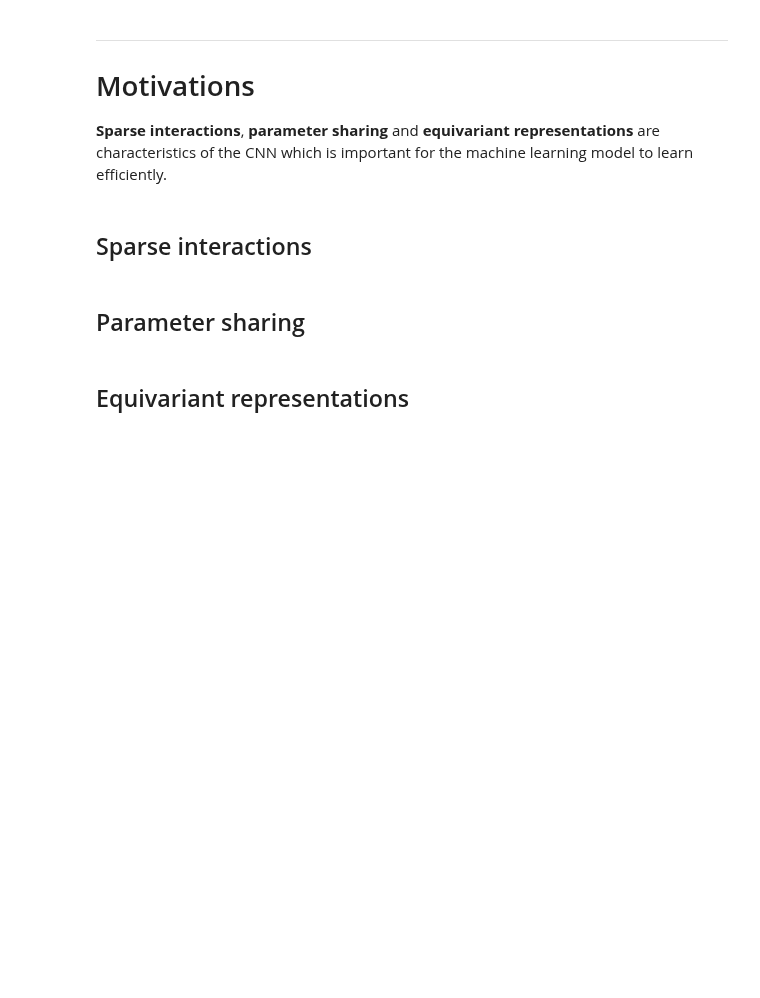
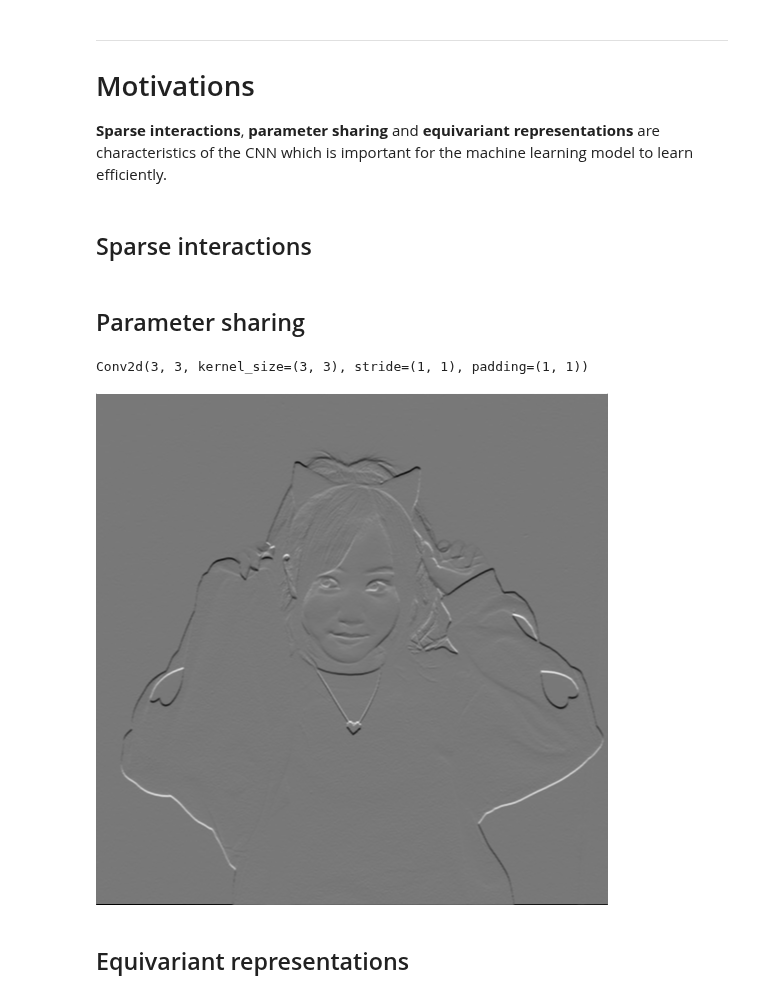
Before and after one commit to shinshoji01/gonken-lesson, a Jupyter notebook: 2020/10_Convolutional_Neural_Networks.ipynb, the cells around one changed output. Cells and saved outputs as stored; diff of their text form; code cells hidden in the pictures; blank space fills up the shorter version.

```diff
--- a/2020/10_Convolutional_Neural_Networks.ipynb
+++ b/2020/10_Convolutional_Neural_Networks.ipynb
@@ -45,2 +63,35 @@ characteristics of the CNN which is important for the machine learning model to
+# %%
+def min_max(x):
+    min = x.min(axis=axis, keepdims=True)
+    max = x.max(axis=axis, keepdims=True)
+    result = (x-min)/(max-min+1e-8)
+    return result
+# %%
+def image_from_output(output):
+    image_list = []
+    output = output.detach().to("cpu").numpy()
+    for i in range(output.shape[0]):
+        a = output[i]
+        a = np.tile(np.transpose(a, axes=(1,2,0)), (1,1,int(3/a.shape[0])))
+        a = min_max(a)*2**8
+        a[a>255] = 255
+        a = np.uint8(a)
+        a = Image.fromarray(a)
+        image_list.append(a)
+    return image_list
+# %%
+img = Image.open("./implements_10/Minami_Hoshino.jpg").crop((132, 0, 900, 768)).resize((512, 512))
+img = img.convert("RGB")
+image = transforms.ToTensor()(img).view(1, 3, 512, 512)
+# %%
+vertical_filter = generate_edge_filter(vertical=True)
+# %%
+vertical_filter
+# %% [output]
+Conv2d(3, 3, kernel_size=(3, 3), stride=(1, 1), padding=(1, 1))
+# %%
+image_from_output(vertical_filter(image))[0]
+# %% [output]
+[figure, added]
 # %% [markdown]
 ## Equivariant representations
```
Also changed, not shown: parts of 2 cells of this notebook.
